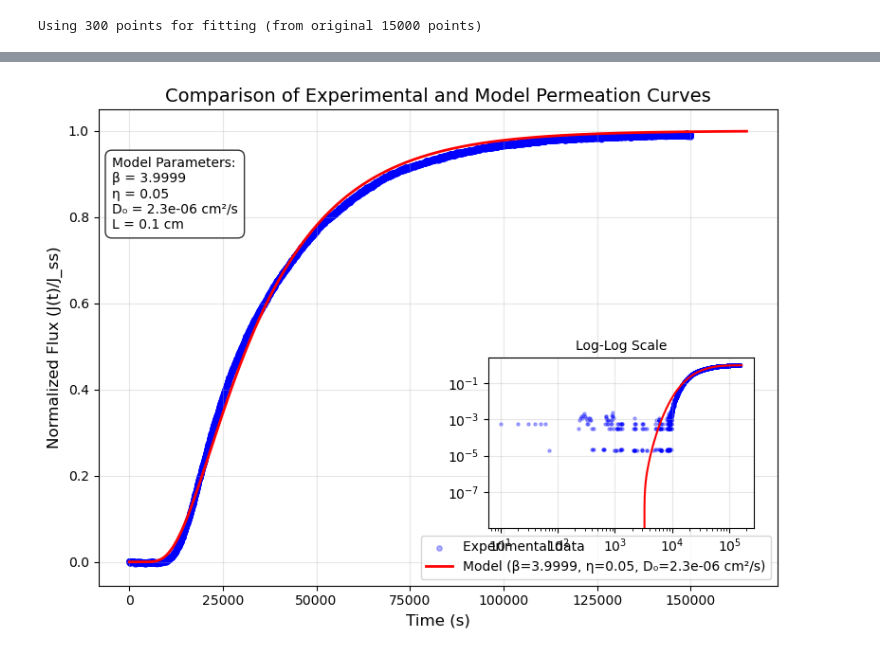
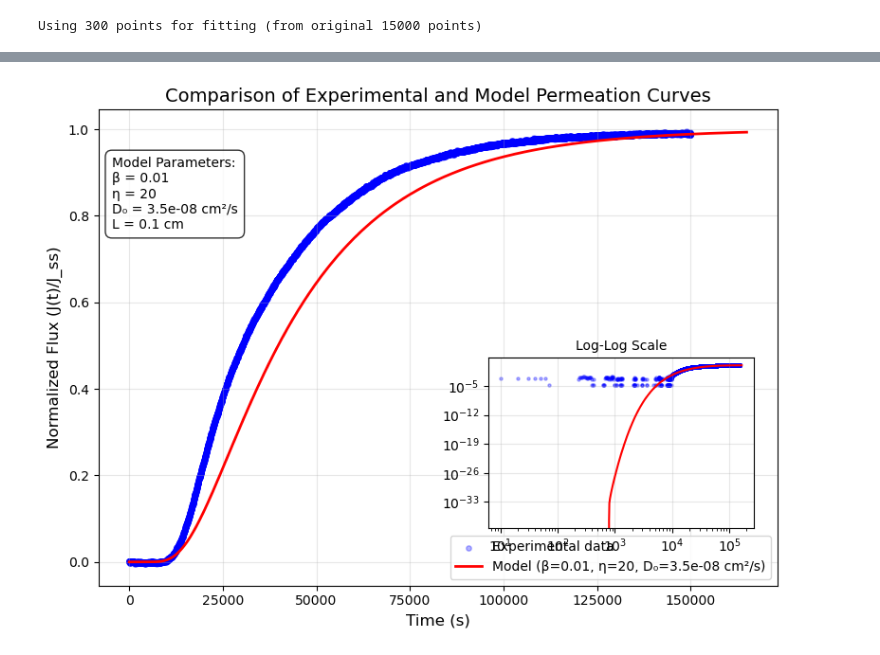
Before and after one commit to louis-sh-nguyen/object-oriented-pemeation-analysis, a Jupyter notebook: notebooks/new_fvt_model.ipynb, the cells around one changed output, grey strips where cells are left out. Cells and saved outputs as stored; diff of their text form; code cells hidden in the pictures.

```diff
--- a/notebooks/new_fvt_model.ipynb
+++ b/notebooks/new_fvt_model.ipynb
@@ -812,7 +812,7 @@ def compare_model_exp(time, norm_flux, eta, beta, D0, L=0.1, display_plot=True):
         D0=D0,
         L=L,
         T=T_max,
-        dx=0.05,
+        dx=0.01,
         verbose=False,
         display_plot=False
     )
@@ -862,6 +862,9 @@ def compare_model_exp(time, norm_flux, eta, beta, D0, L=0.1, display_plot=True):
 
     return flux_df, exp_df
 # %%
-flux_df, exp_df = compare_model_exp(exp_data['time'], exp_data['scaled_smoothed_norm_flux'], beta=3.9999, eta=0.05, D0=2.32e-06)
+# flux_df, exp_df = compare_model_exp(exp_data['time'], exp_data['scaled_smoothed_norm_flux'],
+#                                     beta=3.999942878963211, eta=0.05004587048457138, D0=2.3244135721174723e-06)
+flux_df, exp_df = compare_model_exp(exp_data['time'], exp_data['scaled_smoothed_norm_flux'],
+                                    beta=0.01, eta=20, D0=3.5e-08)
 # %% [output]
-[figure, old version]
+[figure, new version]
```
Also changed, not shown: parts of 9 cells of this notebook.
